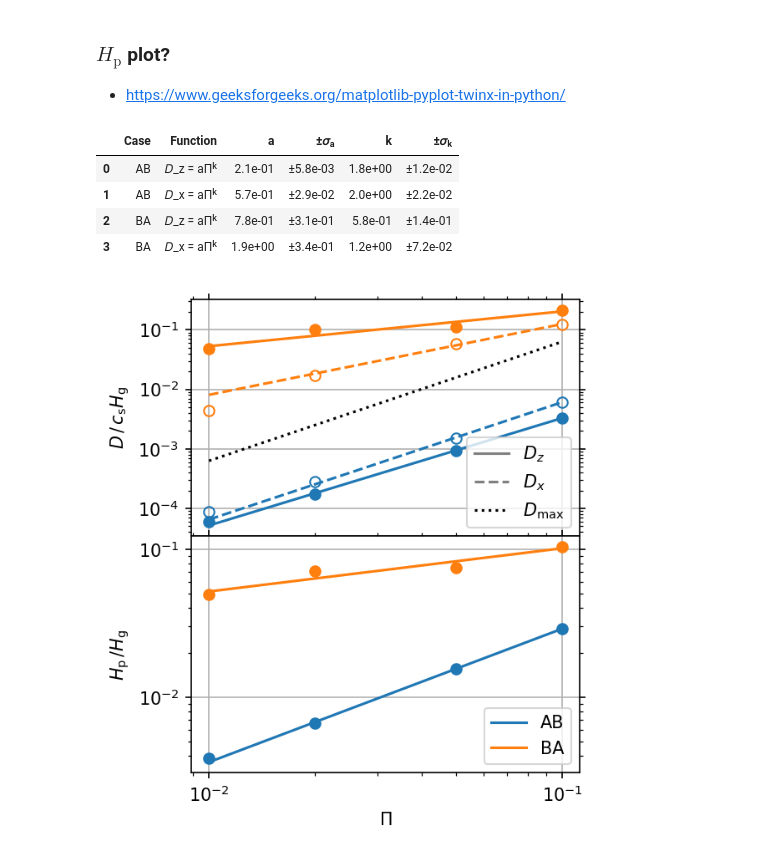
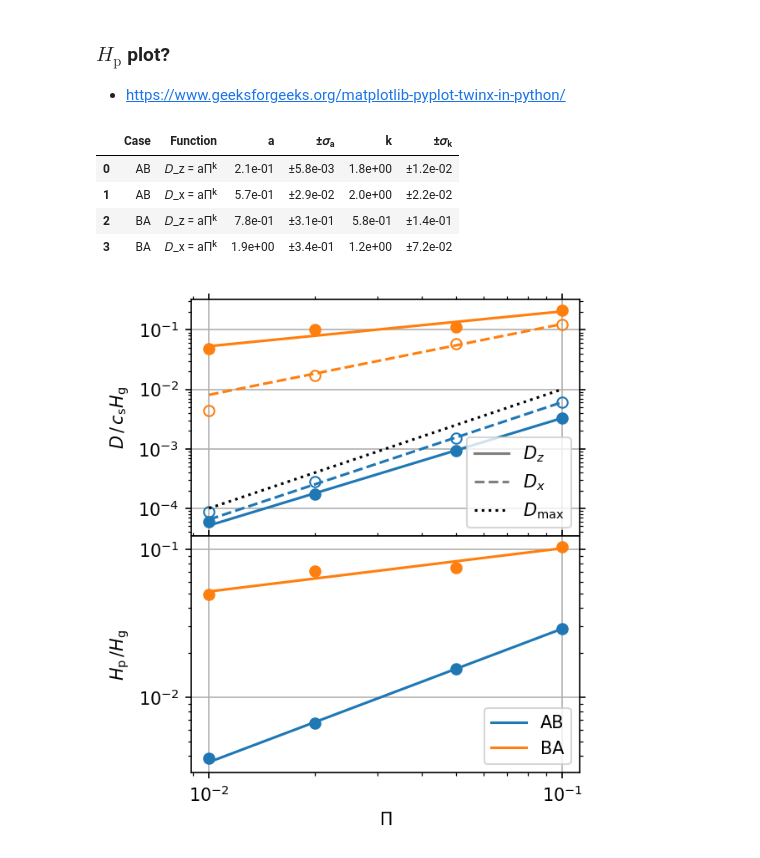
Before and after one commit to sabaronett/streaming-instability, a Jupyter notebook: ipynb/Diffusion.ipynb, the cells around one changed output. Drawn from its saved outputs; the diff is of its cells as text; code cells hidden in the pictures.

```diff
--- a/ipynb/Diffusion.ipynb
+++ b/ipynb/Diffusion.ipynb
@@ -78,39 +78,39 @@ for ax in axs.flat:
 
 axs[0].plot([], [], ls=dirs[0][3], color='tab:gray', label=f'$D_{dirs[0][0]}$')
 axs[0].plot([], [], ls=dirs[1][3], color='tab:gray', label=f'$D_{dirs[1][0]}$')
-axs[0].plot(xfit, plaw(xfit, 2*np.pi, 2), ls=':', color='black',
+axs[0].plot(xfit, plaw(xfit, 1, 2), ls=':', color='black',
             label=r'$D_\mathrm{max}$')# = 2\pi\Pi^2$')
-axs[0].legend()
+axs[0].legend(loc='lower right')
 axs[0].set(ylabel=r'$D\,/\,c_\mathrm{s}H_\mathrm{g}$', xscale='log',
            yscale='log',)# ylim=(5e-7, 2e-2))
 axs[1].legend()
 axs[1].set(xlabel=r'$\Pi$', ylabel=r'$H_\mathrm{p}\,/H_\mathrm{g}$',
            xscale='log', yscale='log',)# xlim=(8e-3, 0.13))
 
 fig.subplots_adjust(hspace=0)
 # plt.savefig('figs/Ds.pdf', bbox_inches='tight', pad_inches=0.01)-
 
 df = pd.DataFrame({
     'Case'     : group,
     'Function' : modplaw,
     'a'        : a,
     '±𝜎ₐ'      : aerr,
     'k'        : k,
     '±𝜎ₖ'      : kerr,})
 s = df.style.format({
     'a'   : '{:.1e}',
     '±𝜎ₐ' : '±{:.1e}',
     'k'   : '{:.1e}',
     '±𝜎ₖ' : '±{:.1e}',})
 s.to_latex(buf='tabs/Ds.txt')
 s
 # %% [output]
 |  | Case | Function | a | ±𝜎ₐ | k | ±𝜎ₖ |
 | 0 | AB | 𝐷_z = aΠᵏ | 2.1e-01 | ±5.8e-03 | 1.8e+00 | ±1.2e-02 |
 | 1 | AB | 𝐷_x = aΠᵏ | 5.7e-01 | ±2.9e-02 | 2.0e+00 | ±2.2e-02 |
 | 2 | BA | 𝐷_z = aΠᵏ | 7.8e-01 | ±3.1e-01 | 5.8e-01 | ±1.4e-01 |
 | 3 | BA | 𝐷_x = aΠᵏ | 1.9e+00 | ±3.4e-01 | 1.2e+00 | ±7.2e-02 |
-[figure, old version]
+[figure, new version]
 # %%
 import sys
 sys.path.insert(0, '/home/stanley/bitbucket/ccyang/athena-dust/vis/python')
```
Also changed, not shown: parts of 1 cell of this notebook.
